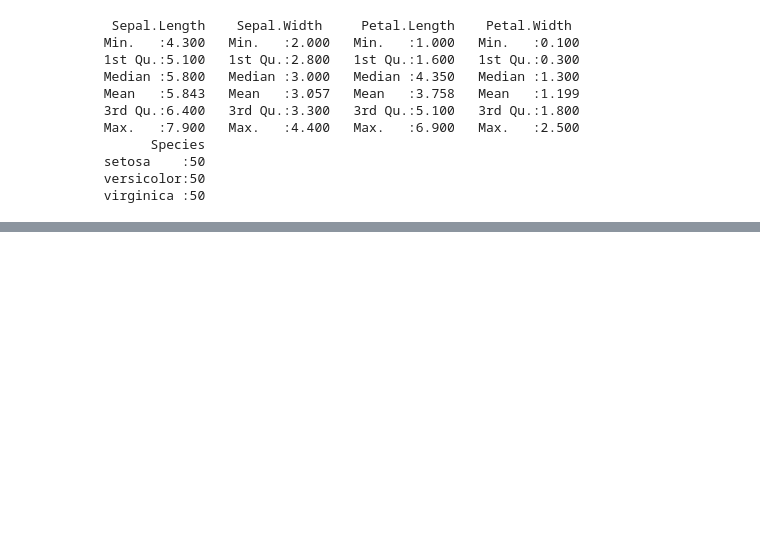
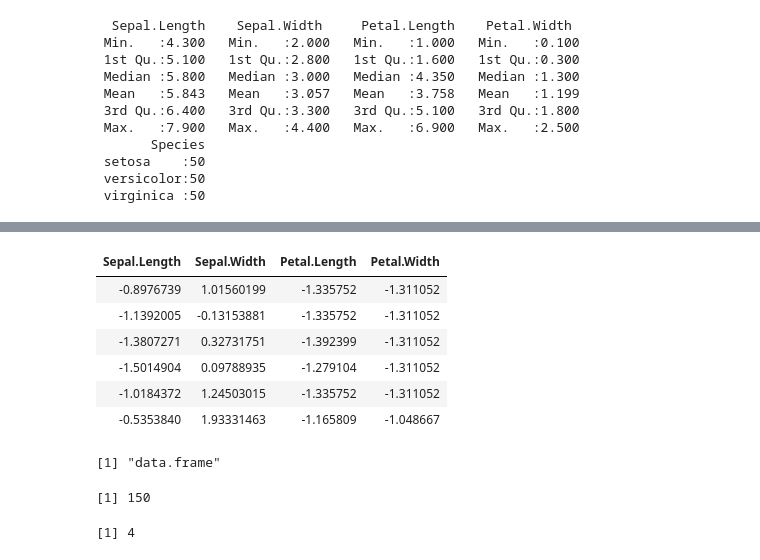
Before and after one commit to jjhwnn/R_Programming, a Jupyter notebook: 17. 인공신경망.ipynb, the cells around one changed output, grey strips where cells are left out. Cells and saved outputs as stored; diff of their text form; code cells hidden in the pictures; blank space fills up the shorter version.

```diff
--- a/17. 인공신경망.ipynb
+++ b/17. 인공신경망.ipynb
@@ -168,0 +187,19 @@ summary(iris)
+# %%
+iris3 <- data.frame(Sepal.Length=iris2[,1], Sepal.Width=iris2[,2],
+                      Petal.Length=iris2[,3], Petal.Width=iris2[,4])
+head(iris3)
+class(iris3)
+
+nrow(iris3)
+ncol(iris3)
+# %% [output]
+| Sepal.Length | Sepal.Width | Petal.Length | Petal.Width |
+| -0.8976739 | 1.01560199 | -1.335752 | -1.311052 |
+| -1.1392005 | -0.13153881 | -1.335752 | -1.311052 |
+| -1.3807271 | 0.32731751 | -1.392399 | -1.311052 |
+| -1.5014904 | 0.09788935 | -1.279104 | -1.311052 |
+| -1.0184372 | 1.24503015 | -1.335752 | -1.311052 |
+| -0.5353840 | 1.93331463 | -1.165809 | -1.048667 |
+[1] "data.frame"
+[1] 150
+[1] 4
```
Also changed, not shown: parts of 21 cells of this notebook, 5 other files.
